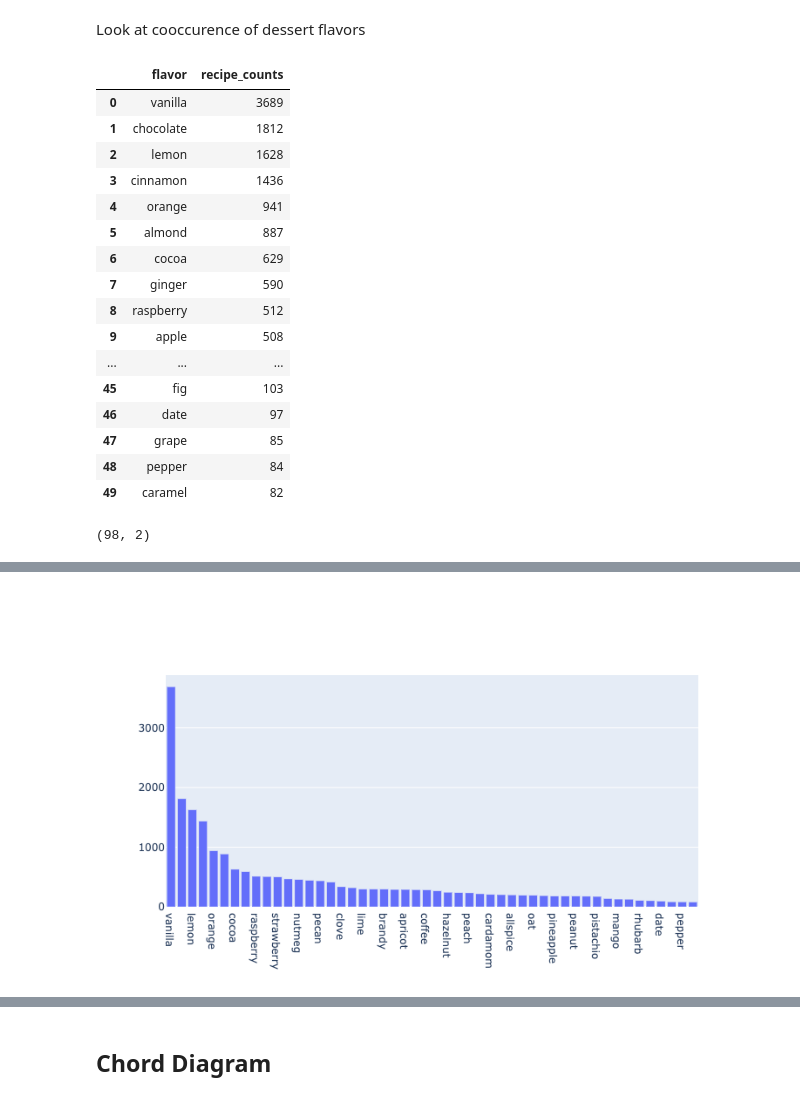
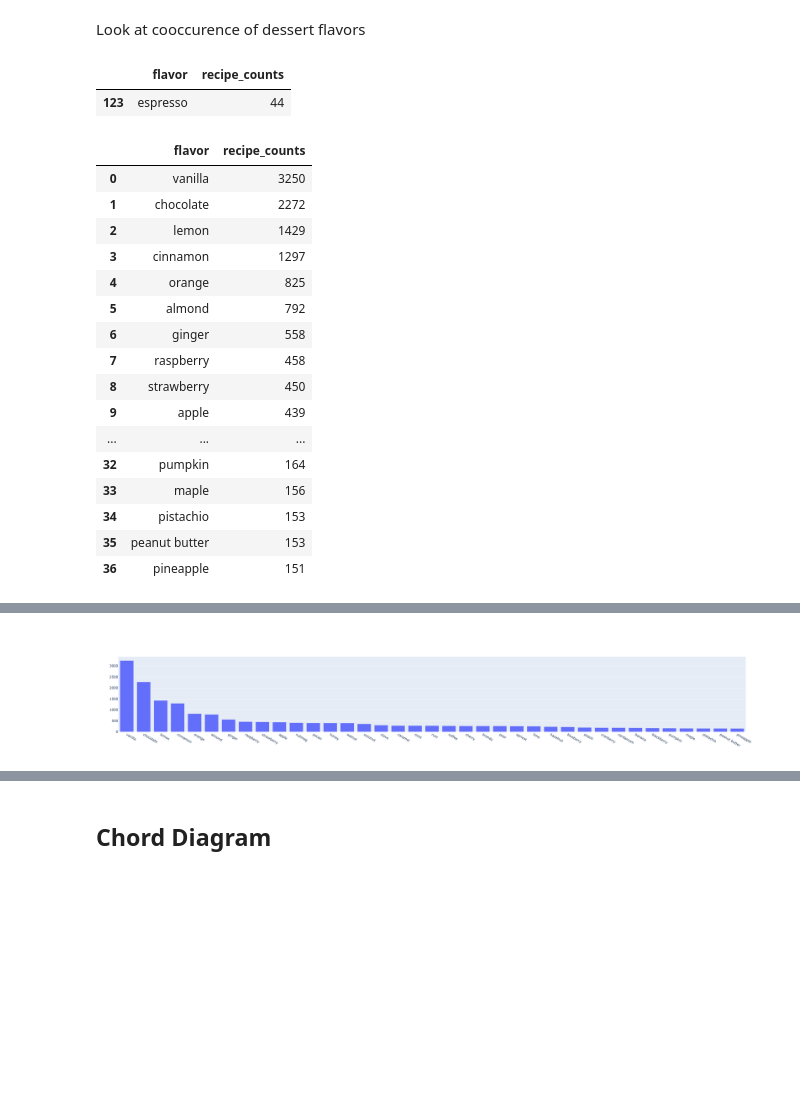
Before and after one commit to ringhilterra/dessert-flavor-pairings, a Jupyter notebook: v2_recipes_exploratory.ipynb, the cells around one changed output, grey strips where cells are left out. Saved outputs shown, nothing was run; the diff lists cells and outputs as text; code cells hidden in the pictures; blank space fills up the shorter version.

Commit message:
updated flavors

```diff
--- a/recipes_exploratory.ipynb
+++ b/v2_recipes_exploratory.ipynb
@@ -57,0 +145,20 @@ df.head(5)
+# %%
+all_f_lists = []
+for i in range(len(df)):
+    f_list3 = []
+    f_list2 = df["flavor_list2"].iloc[i]
+    for flavor in f_list2:
+        # if the bad flavor is not in the f_list2
+        if flavor == "expresso":
+            f_list3.append("espresso")
+        elif flavor == "cocoa":
+            f_list3.append("chocolate")
+        elif flavor == "peanut":
+            f_list3.append("peanut butter")
+
+        elif flavor not in REMOVE_FLAVORS:
+            f_list3.append(flavor)
+
+    all_f_lists.append(f_list3)
+# %%
+df["flavor_list3"] = all_f_lists
@@ -58,6 +173,6 @@ df.head(5)
 # %%
 flavors = []
-for flavor_list in df['flavor_list'].values:
+for flavor_list in df["flavor_list3"].values:
     flavors = flavors + flavor_list
 # %%
 flavor_series = pd.Series(flavors)
@@ -75,30 +192,44 @@ flavor_cdf.columns = ['flavor', 'recipe_counts']
+# %%
+flavor_cdf[
+    flavor_cdf["flavor"].isin(
+        ["peanut_butter", "peanut", "espresso", "cocoa", "expresso"]
+    )
+]
+# %% [output]
+|  | flavor | recipe_counts |
+| 123 | espresso | 44 |
+# %%
+TOP_NUM_FLAVORS = 37
 # %%
-flavor_cdf.head(50)
+flavor_cdf.head(TOP_NUM_FLAVORS)
 # %% [output]
 |  | flavor | recipe_counts |
-| 0 | vanilla | 3689 |
-| 1 | chocolate | 1812 |
-| 2 | lemon | 1628 |
-| 3 | cinnamon | 1436 |
-| 4 | orange | 941 |
-| 5 | almond | 887 |
-| 6 | cocoa | 629 |
-| 7 | ginger | 590 |
-| 8 | raspberry | 512 |
-| 9 | apple | 508 |
+| 0 | vanilla | 3250 |
+| 1 | chocolate | 2272 |
+| 2 | lemon | 1429 |
+| 3 | cinnamon | 1297 |
+| 4 | orange | 825 |
+| 5 | almond | 792 |
+| 6 | ginger | 558 |
+| 7 | raspberry | 458 |
+| 8 | strawberry | 450 |
+| 9 | apple | 439 |
 | ... | ... | ... |
-| 45 | fig | 103 |
-| 46 | date | 97 |
-| 47 | grape | 85 |
-| 48 | pepper | 84 |
-| 49 | caramel | 82 |
+| 32 | pumpkin | 164 |
+| 33 | maple | 156 |
+| 34 | pistachio | 153 |
+| 35 | peanut butter | 153 |
+| 36 | pineapple | 151 |
-# %%
-flavor_cdf.shape
-# %% [output]
-(98, 2)
 # %%
-fig = go.Figure([go.Bar(x=flavor_cdf.head(50).flavor, y=flavor_cdf.head(50).recipe_counts)])
+fig = go.Figure(
+    [
+        go.Bar(
+            x=flavor_cdf.head(TOP_NUM_FLAVORS).flavor,
+            y=flavor_cdf.head(TOP_NUM_FLAVORS).recipe_counts,
+        )
+    ]
+)
 py.offline.iplot(fig)
 # %% [output]
 [interactive output not drawn]
-[figure, old version]
+[figure, new version]
```
Also changed, not shown: parts of 47 cells of this notebook, 7 other files.
